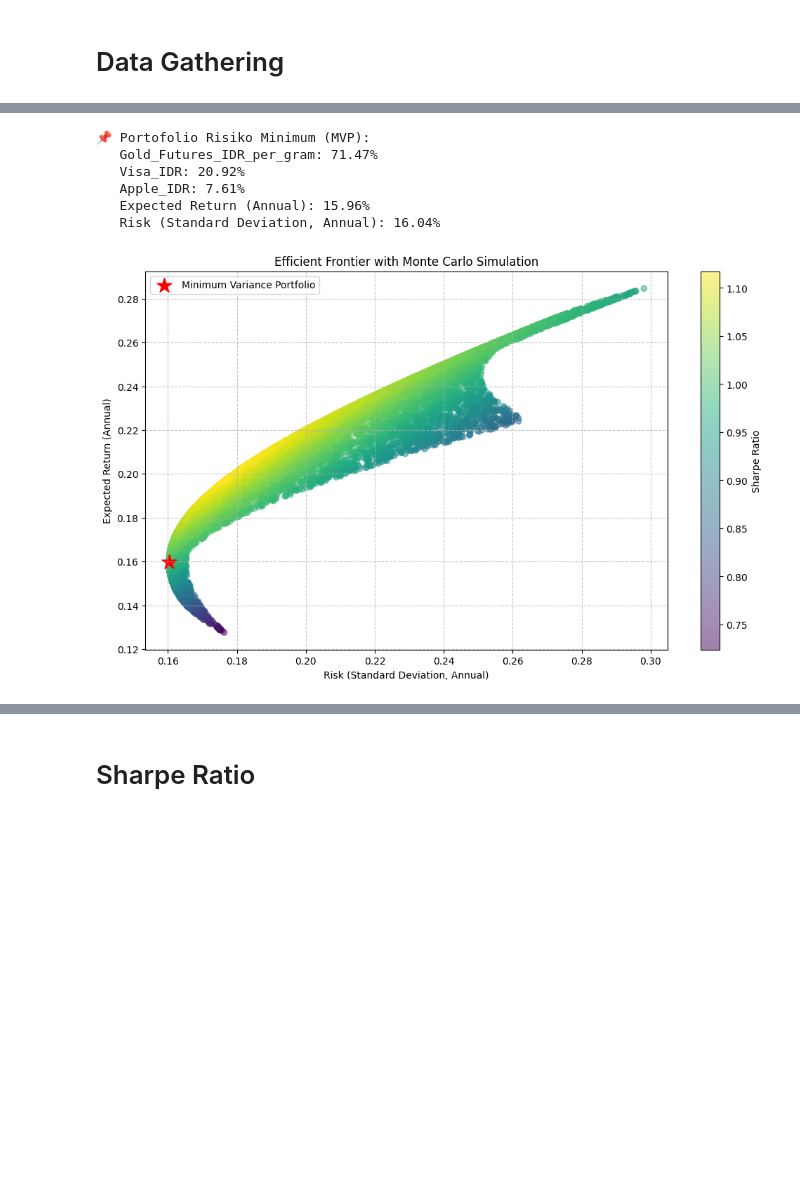
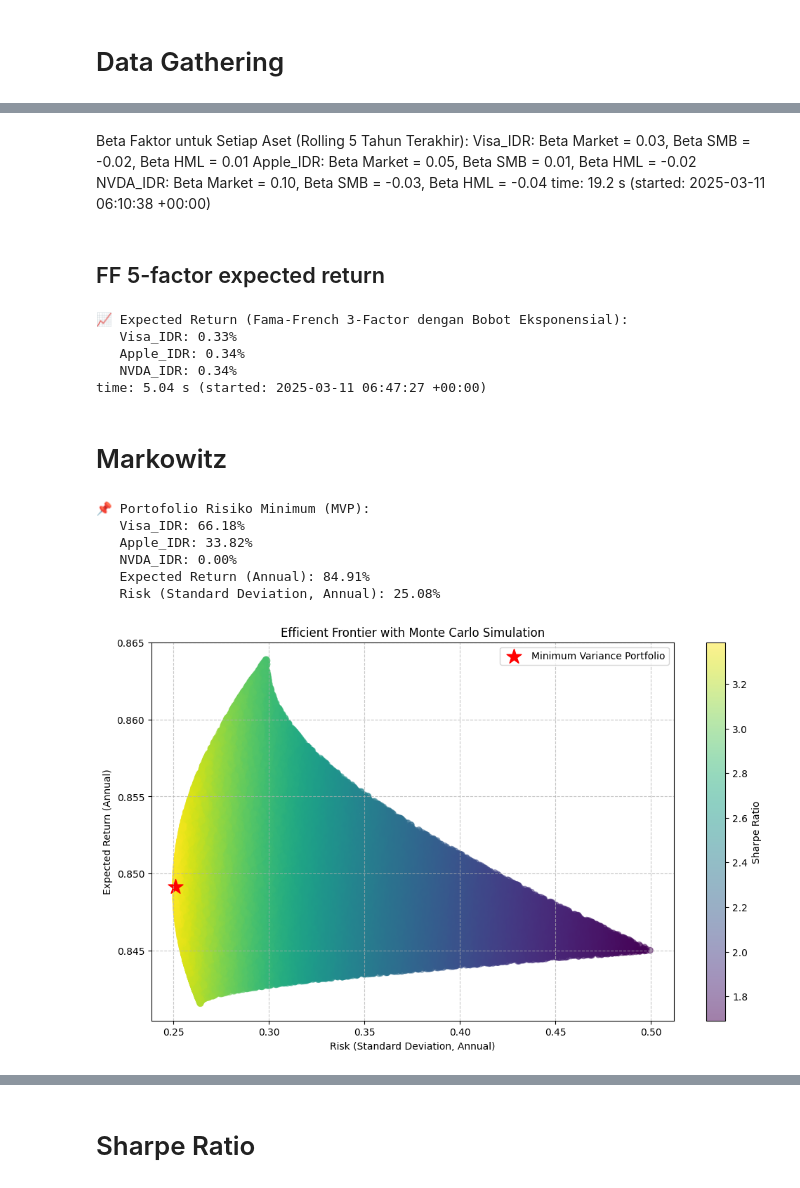
Before and after one commit to alwanrahmanas/markowitz, a Jupyter notebook: US_Stock_Using_Markowitz.ipynb, the cells around one changed output, grey strips where cells are left out. Drawn from its saved outputs; the diff is of its cells as text; code cells hidden in the pictures; blank space fills up the shorter version.

```diff
--- a/US_Stock_Using_Markowitz.ipynb
+++ b/US_Stock_Using_Markowitz.ipynb
@@ -99,3 +195,61 @@ time: 31 ms (started: 2025-03-10 10:30:15 +08:00)
+# %% [markdown]
+
+Beta Faktor untuk Setiap Aset (Rolling 5 Tahun Terakhir):
+Visa_IDR: Beta Market = 0.03, Beta SMB = -0.02, Beta HML = 0.01
+Apple_IDR: Beta Market = 0.05, Beta SMB = 0.01, Beta HML = -0.02
+NVDA_IDR: Beta Market = 0.10, Beta SMB = -0.03, Beta HML = -0.04
+time: 19.2 s (started: 2025-03-11 06:10:38 +00:00)
+# %% [markdown]
+## FF 5-factor expected return
+# %%
+# Parameter bobot eksponensial
+lambda_factor = 0.98
+
+# Fungsi untuk menghitung rata-rata eksponensial
+def exp_weighted_average(data, lambda_factor=lambda_factor):
+    data = data.dropna()  # Pastikan tidak ada NaN sebelum perhitungan
+    weights = np.array([(1 - lambda_factor) * lambda_factor**i for i in range(len(data))])
+    weights = weights[::-1]  # Bobot terbaru lebih besar
+    return np.sum(weights * data) / np.sum(weights)
+
+# Pilih rolling window 10 tahun (252 hari trading per tahun)
+rolling_window = 252 * 4
+
+# DataFrame untuk menyimpan expected return per rolling window
+expected_returns_ff_ewma = pd.DataFrame(index=ff_data.index, columns=returns.columns)
+
+# Looping untuk setiap rolling window
+for i in range(rolling_window, len(ff_data)):
+    # Ambil subset data 10 tahun terakhir
+    ff_window = ff_data.iloc[i-rolling_window:i]
+
+    # Hitung rata-rata premi faktor dengan bobot eksponensial
+    market_premium = exp_weighted_average(ff_window['Mkt-RF'])
+    smb_premium = exp_weighted_average(ff_window['SMB'])
+    hml_premium = exp_weighted_average(ff_window['HML'])
+    rf = exp_weighted_average(ff_window['RF'])
+
+    # Hitung expected return untuk setiap aset
+    for asset in returns.columns:
+        betas = beta_results[asset].iloc[i-rolling_window]  # Ambil beta terakhir
+        expected_return = rf + betas['Mkt-RF'] * market_premium + betas['SMB'] * smb_premium + betas['HML'] * hml_premium
+        expected_returns_ff_ewma.loc[ff_data.index[i], asset] = expected_return
+
+# Ambil expected return terbaru
+expected_returns_ff = expected_returns_ff_ewma.iloc[-1]
+
+# Tampilkan hasil
+print("\n📈 Expected Return (Fama-French 3-Factor dengan Bobot Eksponensial):")
+for asset, ret in expected_returns_ff.items():
+    print(f"   {asset}: {ret:.2%}")
+# %% [output]
+📈 Expected Return (Fama-French 3-Factor dengan Bobot Eksponensial):
+   Visa_IDR: 0.33%
+   Apple_IDR: 0.34%
+   NVDA_IDR: 0.34%
+time: 5.04 s (started: 2025-03-11 06:47:27 +00:00)
+# %% [markdown]
+# Markowitz
 # %%
 import numpy as np
 import pandas as pd
@@ -106,7 +260,7 @@ from scipy.optimize import minimize
 returns = df.pct_change().fillna(method='ffill').dropna()
 
 # 🟢 2. Hitung return ekspektasi dan matriks kovarians
-expected_returns = returns.mean()
+expected_returns = expected_returns_ff
 cov_matrix = returns.cov()
 
 # 🟢 3. Fungsi untuk menghitung risiko portofolio (standard deviation)
@@ -137,37 +291,37 @@ for asset, weight in zip(df.columns, optimal_weights):
 print(f"   Expected Return (Annual): {min_var_return:.2%}")
 print(f"   Risk (Standard Deviation, Annual): {min_var_risk:.2%}")
 
 # 🟢 7. Monte Carlo Simulation untuk Efficient Frontier
-num_portfolios = 10000
+num_portfolios = 50000
 risk_list = []
 return_list = []
 weights_list = []
 
 for _ in range(num_portfolios):
     weights = np.random.dirichlet(np.ones(num_assets), size=1)[0]
     port_return = np.sum(weights * expected_returns) * 252  # Skala tahunan
     port_risk = portfolio_volatility(weights, cov_matrix) * np.sqrt(252)  # Skala tahunan
 
     return_list.append(port_return)
     risk_list.append(port_risk)
     weights_list.append(weights)
 
 # 🟢 8. Plot Efficient Frontier dengan Monte Carlo Simulation
 plt.figure(figsize=(12, 7))
 plt.scatter(risk_list, return_list, c=np.array(return_list)/np.array(risk_list), cmap='viridis', marker='o', alpha=0.5)
 plt.colorbar(label='Sharpe Ratio')
 plt.scatter(min_var_risk, min_var_return, color='red', marker='*', s=250, label='Minimum Variance Portfolio')
 plt.xlabel('Risk (Standard Deviation, Annual)')
 plt.ylabel('Expected Return (Annual)')
 plt.title('Efficient Frontier with Monte Carlo Simulation')
 plt.legend()
 plt.grid(True, linestyle='--', alpha=0.7)
 plt.show()
 # %% [output]
 📌 Portofolio Risiko Minimum (MVP):
-   Gold_Futures_IDR_per_gram: 71.47%
-   Visa_IDR: 20.92%
-   Apple_IDR: 7.61%
-   Expected Return (Annual): 15.96%
-   Risk (Standard Deviation, Annual): 16.04%
+   Visa_IDR: 66.18%
+   Apple_IDR: 33.82%
+   NVDA_IDR: 0.00%
+   Expected Return (Annual): 84.91%
+   Risk (Standard Deviation, Annual): 25.08%
-[figure, old version]
+[figure, new version]
```
Also changed, not shown: parts of 49 cells of this notebook.
